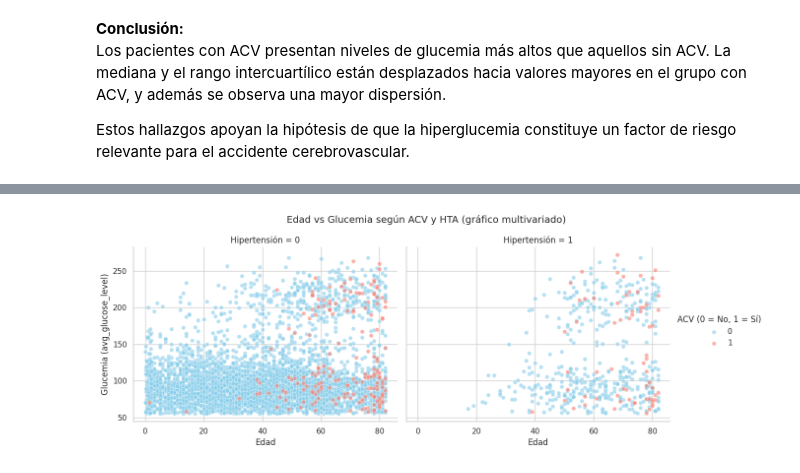
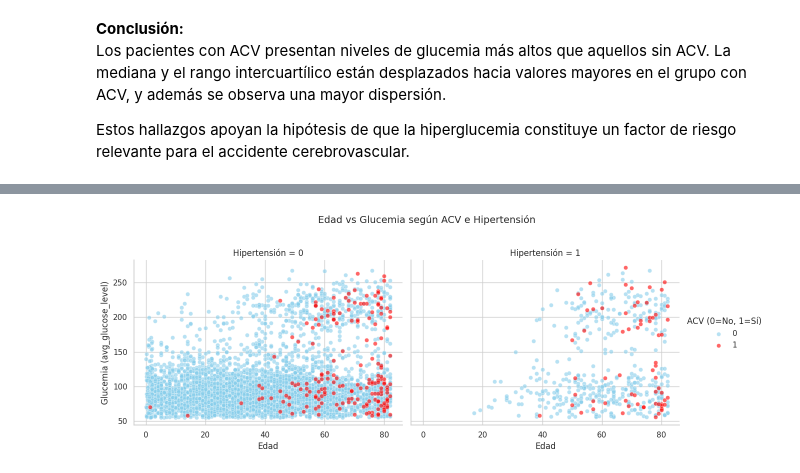
Before and after one commit to DaniPorticella/proyecto_stroke_coderhouse, a Jupyter notebook: ProyectoDSParteI_Porticella.ipynb, the cells around one changed output, grey strips where cells are left out. Cells and saved outputs as stored; diff of their text form; code cells hidden in the pictures.

```diff
--- a/ProyectoDSParteI_Porticella.ipynb
+++ b/ProyectoDSParteI_Porticella.ipynb
@@ -67,0 +70,15 @@ dtype: int64
+# %%
+# al dataset original le faltan 3 columnas para cumplir la consigna
+# solucion: Feature Engineering: creación de nuevas columnas derivadas
+
+# 1. Variable binaria de obesidad (IMC ≥ 30)
+df["obesity"] = (df["bmi"] >= 30).astype(int)
+
+# 2. Variable binaria de hiperglucemia (glucemia promedio > 125)
+df["hyperglycemia"] = (df["avg_glucose_level"] > 125).astype(int)
+
+# 3. Variable binaria de adulto mayor (edad ≥ 60 años)
+df["elderly"] = (df["age"] >= 60).astype(int)
+
+# Verificación: mostramos las nuevas columnas junto con las originales
+df[["age", "elderly", "bmi", "obesity", "avg_glucose_level", "hyperglycemia"]].head()
@@ -325,35 +394,19 @@ Hipótesis: la combinación de edad avanzada, hiperglucemia e hipertensión arte
 # %%
-# Gráfico multivariado (3+ variables): Edad, Glucemia, ACV y HTA
+# Pregunta 5: Análisis multivariado de factores de riesgo
 
-# Técnica: FacetGrid -> separa en dos paneles (HTA=0 y HTA=1)
-# y dentro de cada uno dibuja un scatter (edad vs glucemia).
 
-import seaborn as sns
-import matplotlib.pyplot as plt
-
-g = sns.FacetGrid(
-    df,
-    col="hypertension",         # panel izquierdo: 0, derecho: 1
-    hue="stroke",               # color por ACV (0/1)
-    hue_order=[0, 1],
-    palette={0: "skyblue", 1: "salmon"},
-    height=5,
-    aspect=1.2
-)
-
-g.map_dataframe(
-    sns.scatterplot,
-    x="age",
-    y="avg_glucose_level",
-    alpha=0.6
-)
-
+# 1. FACET SCATTERPLOT (Edad vs Glucemia según HTA y ACV)
+# ----------------------------------------------------------
+# Visualizamos edad y glucemia, diferenciando por hipertensión y ACV
+sns.set(style="whitegrid")
+g = sns.FacetGrid(df, col="hypertension", hue="stroke",
+                  palette={0:"skyblue",1:"red"}, height=5, aspect=1.2)
+g.map_dataframe(sns.scatterplot, x="age", y="avg_glucose_level", alpha=0.6)
+g.add_legend(title="ACV (0=No, 1=Sí)")
 g.set_axis_labels("Edad", "Glucemia (avg_glucose_level)")
 g.set_titles("Hipertensión = {col_name}")
-g.add_legend(title="ACV (0 = No, 1 = Sí)")
-
-plt.subplots_adjust(top=0.85)
-g.fig.suptitle("Edad vs Glucemia según ACV y HTA (gráfico multivariado)", fontsize=14)
+plt.subplots_adjust(top=0.8)
+g.fig.suptitle("Edad vs Glucemia según ACV e Hipertensión", fontsize=14)
 plt.show()
 # %% [output]
-[figure, old version]
+[figure, new version]
```
Also changed, not shown: parts of 13 cells of this notebook.
